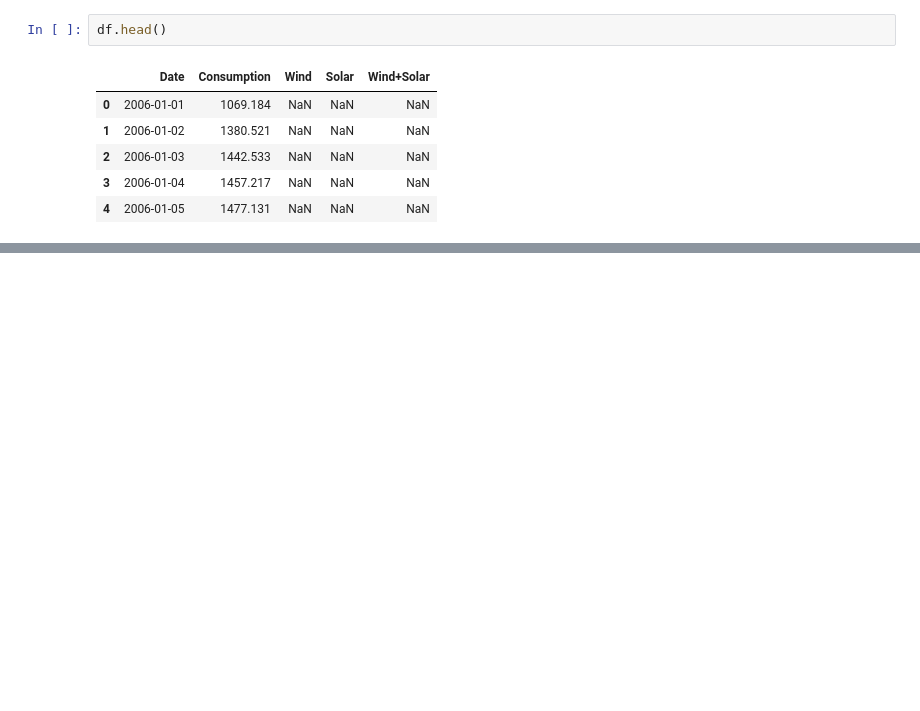
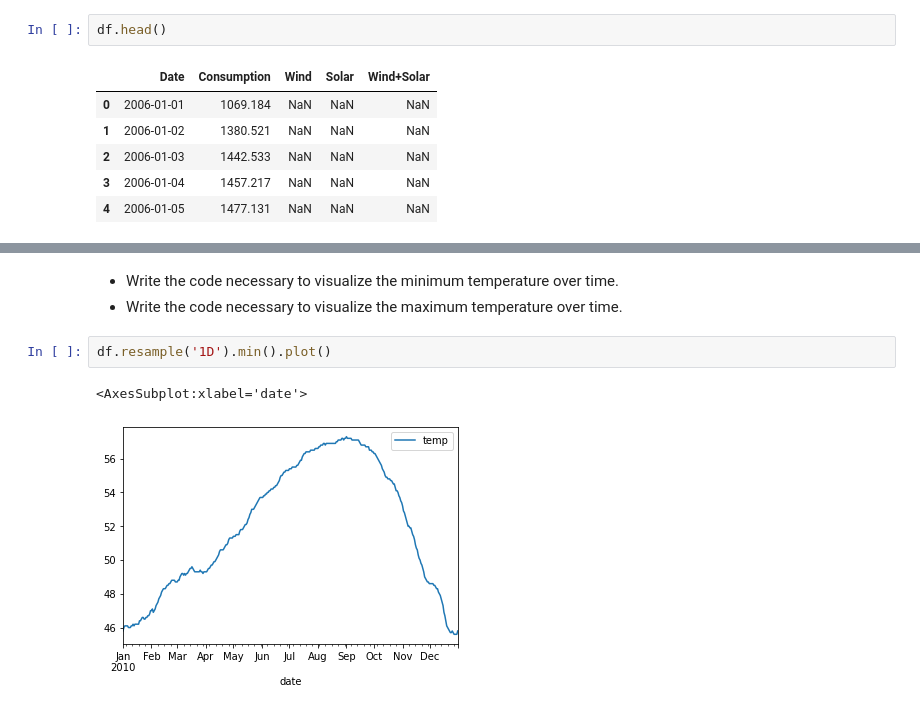
Before and after one commit to michael-haerle/time-series-exercises, a Jupyter notebook: time-series-exercises.ipynb, the cells around one changed output, grey strips where cells are left out. Saved outputs shown, nothing was run; the diff lists cells and outputs as text; blank space fills up the shorter version.

```diff
--- a/time-series-exercises.ipynb
+++ b/time-series-exercises.ipynb
@@ -203,0 +385,8 @@ df.head()
+# %% [markdown]
+- Write the code necessary to visualize the minimum temperature over time.
+- Write the code necessary to visualize the maximum temperature over time.
+# %%
+df.resample('1D').min().plot()
+# %% [output]
+<AxesSubplot:xlabel='date'>
+[figure, added]
```
Also changed, not shown: parts of 98 cells of this notebook.
